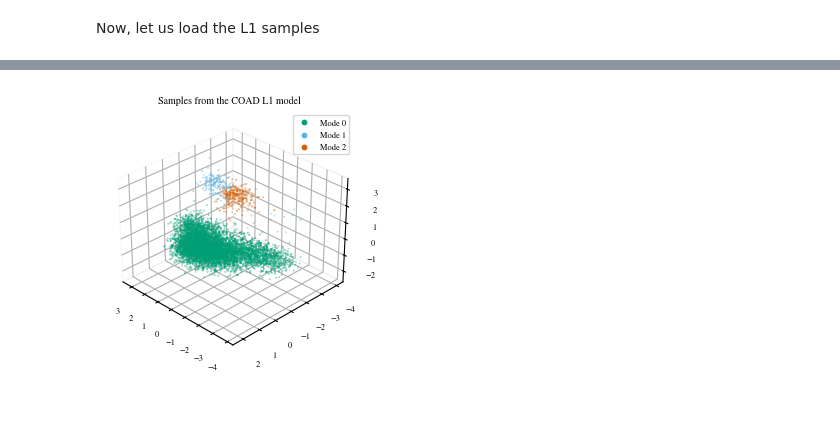
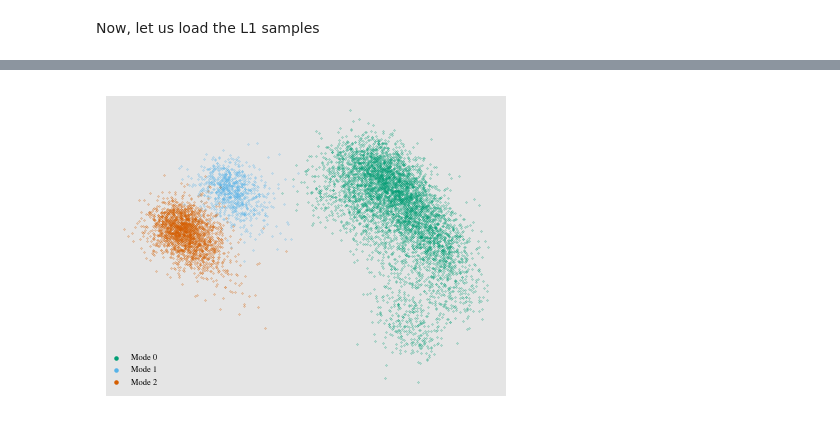
Before and after one commit to huy29433/MCMC-sampling-for-MHN, a Jupyter notebook: analysis/param_dist.ipynb, the cells around one changed output, grey strips where cells are left out. Cells and saved outputs as stored; diff of their text form; code cells hidden in the pictures.

Commit message:
update param dist notebook and add pcas and param dist plots

```diff
--- a/analysis/param_dist.ipynb
+++ b/analysis/param_dist.ipynb
@@ -136,45 +141,55 @@ data_name = "G13_COAD_12"
 samples = np.load(
     "../results/mcmc/G13_LUAD_12_l1_MALA_0_001.npy"
     if data_name == "G13_LUAD_12"
-    else "../results/mcmc/G13_COAD_12_l1_MALA_0_001421875.npy")[:,::10]
+    else "../results/mcmc/G13_COAD_12_l1_MALA_0_0015625.npy")[:, ::10]
 samples = samples[:, int(burn_in * samples.shape[1]):]
 samples = samples.reshape(-1, samples.shape[2])
 # %%
-# clusterable_embedding = umap.UMAP(n_components=3).fit_transform(mmala_log_thetas_r[::10,])
-n_components = 3
+n_components = 2
 clusterable_embedding = umap.UMAP(n_components=n_components, random_state=0)\
     .fit_transform(samples)
 labels = HDBSCAN(
-    min_samples=10,
+    min_samples=100,
     min_cluster_size=100,
 ).fit_predict(clusterable_embedding)
 standard_embedding = PCA(n_components=n_components).fit_transform(samples)
 clustered = (labels >= 0)
 # %%
 if n_components == 3:
-    fig = plt.figure(figsize=(3.21, 3.21))
+    fig = plt.figure(figsize=(1.5, 1.5))
     ax = fig.add_subplot(projection='3d')
 else:
-    fig, ax = plt.subplots(figsize=(3.21, 3.21))
+    fig, ax = plt.subplots(figsize=(1.5, 1.5))
 for label in np.unique(labels):
     if label == -1:
         continue
     ax.scatter(
         *standard_embedding[labels == label].T,
-        s=0.1,
-        label=f"Mode {label}"
+        s=0.05,
+        label=f"Mode {label}",
+        rasterized=True
     )
 if n_components == 3:
-    ax.view_init(azim=45 if data_name == "G13_LUAD_12" else 135)
+    ax.xaxis.pane.fill = False
+    ax.yaxis.pane.fill = False
+    ax.zaxis.pane.fill = False
+ax.set_xticks([])
+ax.set_yticks([])
 
-legend = ax.legend(markerscale=10)
-ax.xaxis.pane.fill = False
-ax.yaxis.pane.fill = False
-ax.zaxis.pane.fill = False
-_ = ax.set_title(f"Samples from the {data_name.split('_')[1]} L1 model")
+fig.subplots_adjust(left=0, right=1, top=1, bottom=0)
+ax.set_facecolor("#E5E5E5")
+for spine in ax.spines.values():
+    spine.set_visible(False)
 
 fig.savefig(
-    f"../results/figs/{data_name}_l1_pca.pdf"
+    f"../results/figs/{data_name}_l1_pca.pdf", dpi=600
 )
+
+fig.set_size_inches(4, 3)
+legend = fig.legend(loc=(0.02, 0.05), markerscale=10)
+legend.set_frame_on(False)
+fig.savefig(
+    f"../results/figs/{data_name}_l1_pca_supp.pdf", dpi=600
+)
 # %% [output]
-[figure, old version]
+[figure, new version]
```
Also changed, not shown: parts of 9 cells of this notebook, 11 other files.
